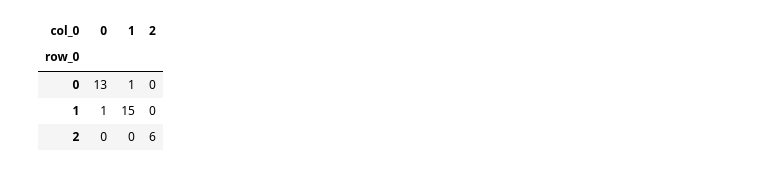
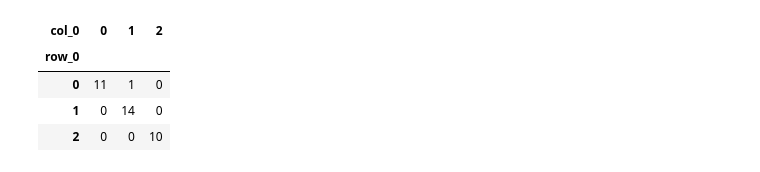
Before and after one commit to PeterReisNyman/Multi-Layer-Perceptron, a Jupyter notebook: Untitled.ipynb, the cells around one changed output. Drawn from its saved outputs; the diff is of its cells as text; code cells hidden in the pictures.

```diff
--- a/Untitled.ipynb
+++ b/Untitled.ipynb
@@ -60,0 +39,12 @@ print(f'{Y_train}\n\n{predictions_defaultTr}\n\n{accuracy_score(Y_train, predict
+# %%
+x_tr, x_te, y_tr, y_te = train_test_split( X, Y, test_size = 0.2)
+model_default = MLPClassifier(max_iter = 10000)
+model_default.fit(x_tr, y_tr)
+print(f"\nThis model has {model_default.n_layers_} layers\n")
+print(f"This model has {model_default.hidden_layer_sizes} neurons in its hiden layer\n")
+scores_default = cross_val_score(model_default, X, Y, cv = 10, scoring = 'accuracy')
+print(f"{scores_default} \n")
+print(f"{scores_default.mean()} \n")
+predictions_default = model_default.predict(x_te)
+
+print(classification_report(y_te, predictions_default))
@@ -61,11 +70,11 @@ print(f'{Y_train}\n\n{predictions_defaultTr}\n\n{accuracy_score(Y_train, predict
 # %%
-pd.crosstab(Y_test, predictions_default)
+pd.crosstab(y_te, predictions_default)
 # %% [output]
 | col_0 | 0 | 1 | 2 |
 | row_0 |  |  |  |
-| 0 | 13 | 1 | 0 |
-| 1 | 1 | 15 | 0 |
-| 2 | 0 | 0 | 6 |
+| 0 | 11 | 1 | 0 |
+| 1 | 0 | 14 | 0 |
+| 2 | 0 | 0 | 10 |
 # %%
 # 1.2 Build an MLP classifier in accordance with the rules of thumb and your knowledge about the dataset (complexity, balance, etc.)
 # %%
```
Also changed, not shown: parts of 22 cells of this notebook.
